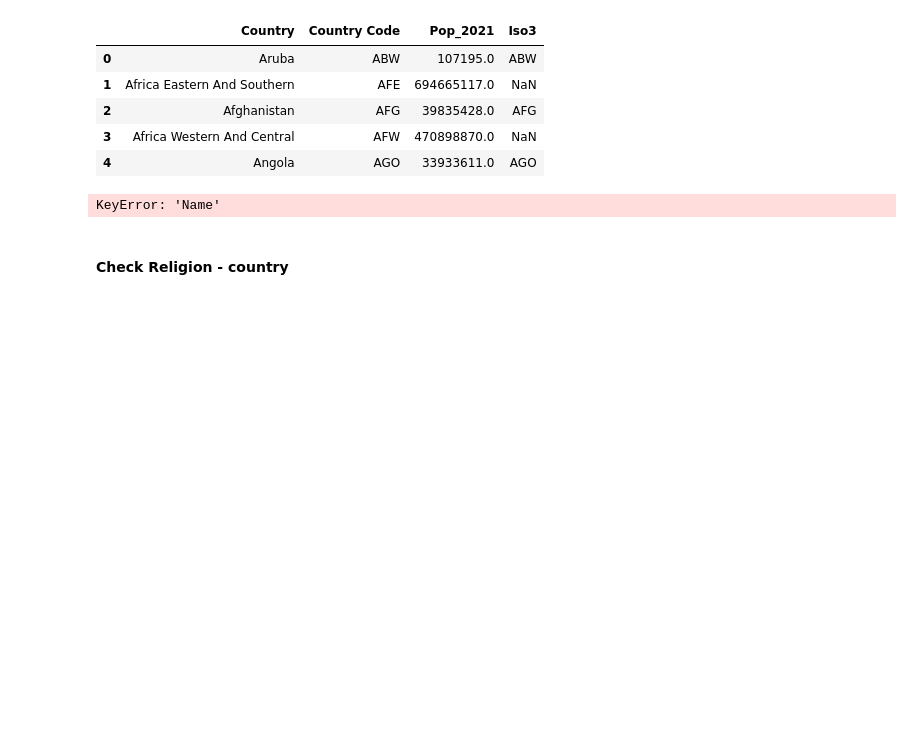
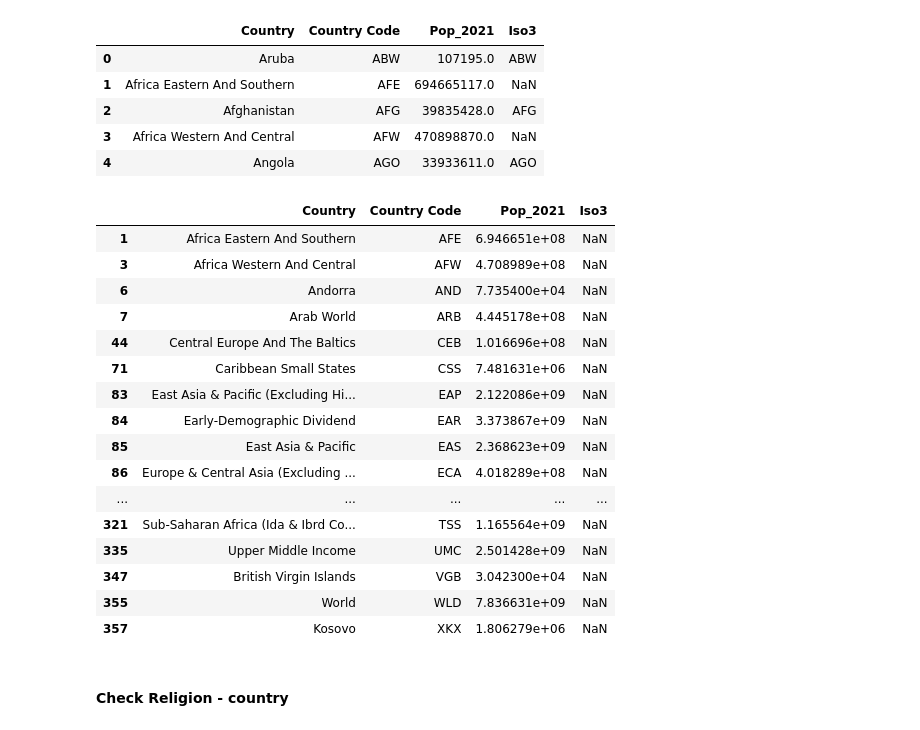
Before and after one commit to syeon0928/FinalExam_VA, a Jupyter notebook: data_cleaning/etl_eda.ipynb, the cells around one changed output. Cells and saved outputs as stored; diff of their text form; code cells hidden in the pictures; blank space fills up the shorter version.

```diff
--- a/data_cleaning/etl_eda.ipynb
+++ b/data_cleaning/etl_eda.ipynb
@@ -1158,9 +1158,25 @@ pop.head()
 | 3 | Africa Western And Central | AFW | 470898870.0 | NaN |
 | 4 | Angola | AGO | 33933611.0 | AGO |
 # %%
-pop[pop['Name'].isnull()]
+pop[pop['Iso3'].isnull()]
 # %% [output]
-KeyError: 'Name'
+|  | Country | Country Code | Pop_2021 | Iso3 |
+| 1 | Africa Eastern And Southern | AFE | 6.946651e+08 | NaN |
+| 3 | Africa Western And Central | AFW | 4.708989e+08 | NaN |
+| 6 | Andorra | AND | 7.735400e+04 | NaN |
+| 7 | Arab World | ARB | 4.445178e+08 | NaN |
+| 44 | Central Europe And The Baltics | CEB | 1.016696e+08 | NaN |
+| 71 | Caribbean Small States | CSS | 7.481631e+06 | NaN |
+| 83 | East Asia & Pacific (Excluding Hi... | EAP | 2.122086e+09 | NaN |
+| 84 | Early-Demographic Dividend | EAR | 3.373867e+09 | NaN |
+| 85 | East Asia & Pacific | EAS | 2.368623e+09 | NaN |
+| 86 | Europe & Central Asia (Excluding ... | ECA | 4.018289e+08 | NaN |
+| ... | ... | ... | ... | ... |
+| 321 | Sub-Saharan Africa (Ida & Ibrd Co... | TSS | 1.165564e+09 | NaN |
+| 335 | Upper Middle Income | UMC | 2.501428e+09 | NaN |
+| 347 | British Virgin Islands | VGB | 3.042300e+04 | NaN |
+| 355 | World | WLD | 7.836631e+09 | NaN |
+| 357 | Kosovo | XKX | 1.806279e+06 | NaN |
 # %%
 # drop countries that cannot be merged
 pop = pop.dropna(subset=['Iso3'])
```
Also changed, not shown: parts of 11 cells of this notebook, 5 other files.
